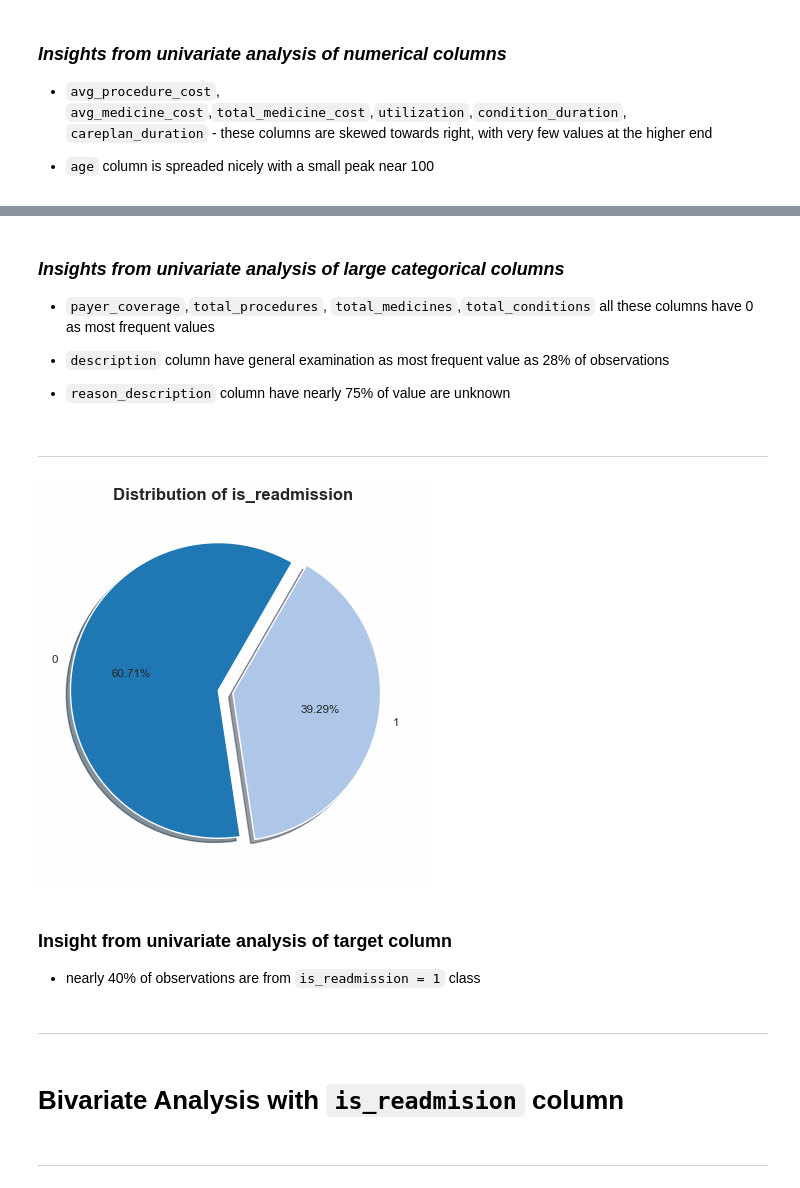
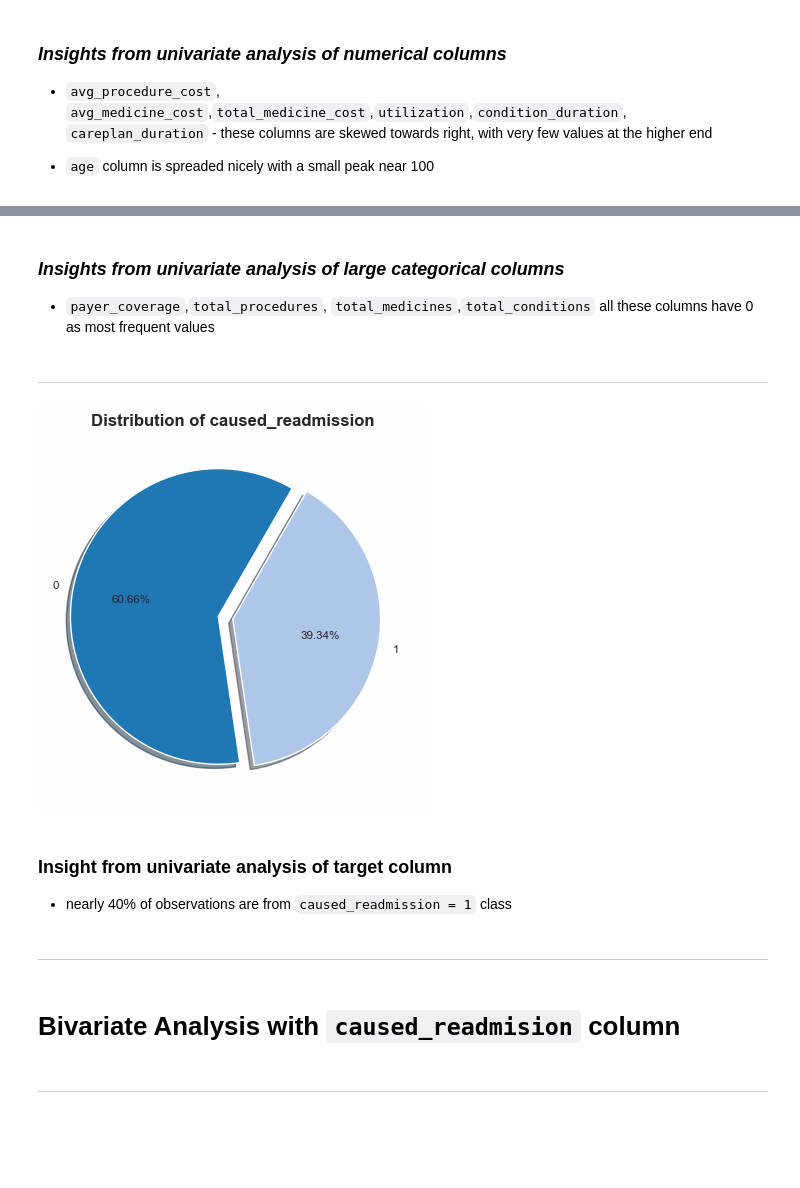
Before and after one commit to IamRaNo/ranojoy_data_analytics_projects, a Jupyter notebook: synthea readmission analysis/notebooks/pandas_analysis.ipynb, the cells around one changed output, grey strips where cells are left out. Cells and saved outputs as stored; diff of their text form; code cells hidden in the pictures; blank space fills up the shorter version.

Commit message:
bivariate part 2

```diff
--- a/synthea readmission analysis/notebooks/pandas_analysis.ipynb
+++ b/synthea readmission analysis/notebooks/pandas_analysis.ipynb
@@ -60,6 +60,8 @@ data.head(1)
 data['condition_duration']= data['condition_duration'].str.replace(' days',"").astype('Int64')
 # %%
 data['careplan_duration']= data['careplan_duration'].str.replace(' days',"").astype('Int64')
+# %%
+data[['careplan_duration','condition_duration']] = data[['careplan_duration','condition_duration']].fillna(0)
 # %%
 data.shape
 # %% [output]
@@ -294,24 +266,20 @@ for cols in large_cat_cols:
 ### ***Insights from univariate analysis of large categorical columns***
 
 - `payer_coverage`,`total_procedures`, `total_medicines`,`total_conditions` all these columns have 0 as most frequent values
-
-- `description` column have general examination as most frequent value as 28% of observations
-
-- `reason_description` column have nearly 75% of value are unknown
 # %% [markdown]
 ***
 # %%
-P.plot_pie('is_readmission',data=data)
+P.plot_pie('caused_readmission',data=data)
 # %% [output]
-[figure, old version]
+[figure, new version]
 # %% [markdown]
 ### Insight from univariate analysis of target column
 
-- nearly 40% of observations are from `is_readmission = 1` class
+- nearly 40% of observations are from `caused_readmission = 1` class
 # %% [markdown]
 ***
 # %% [markdown]
-# Bivariate Analysis with `is_readmision` column
+# Bivariate Analysis with `caused_readmision` column
 # %% [markdown]
 ***
 # %%
```
Also changed, not shown: parts of 84 cells of this notebook, 3 other files.
